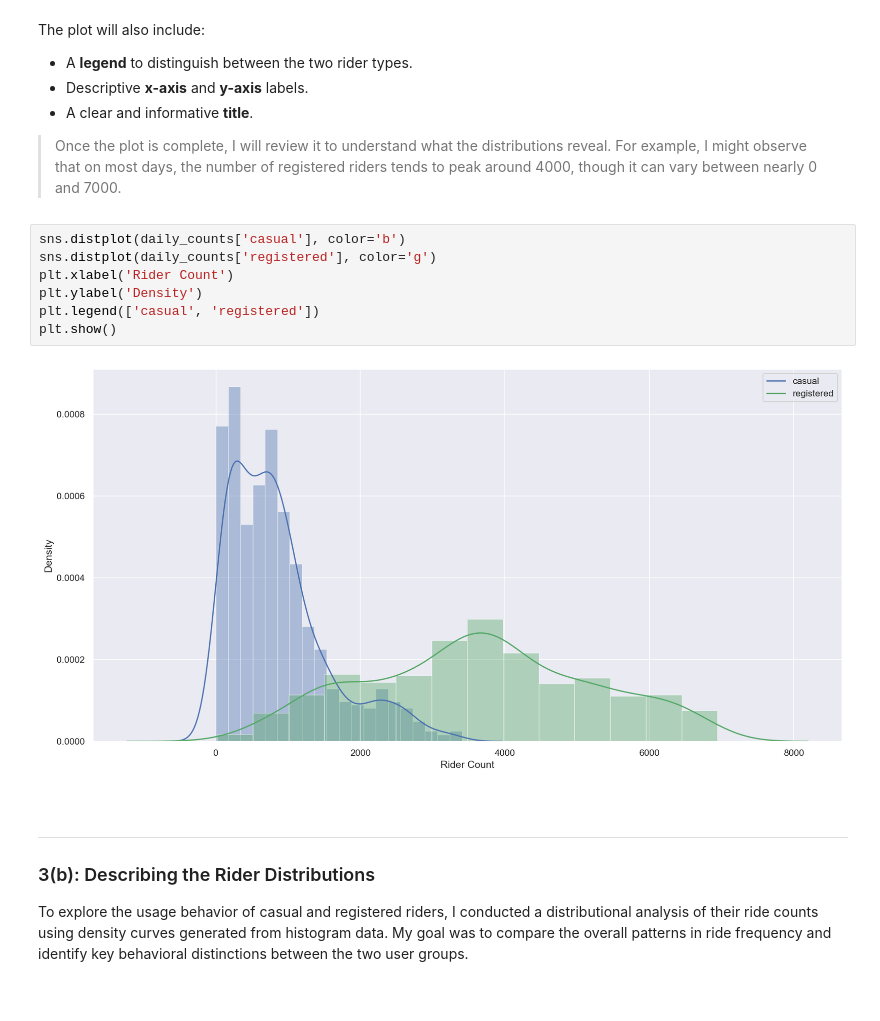
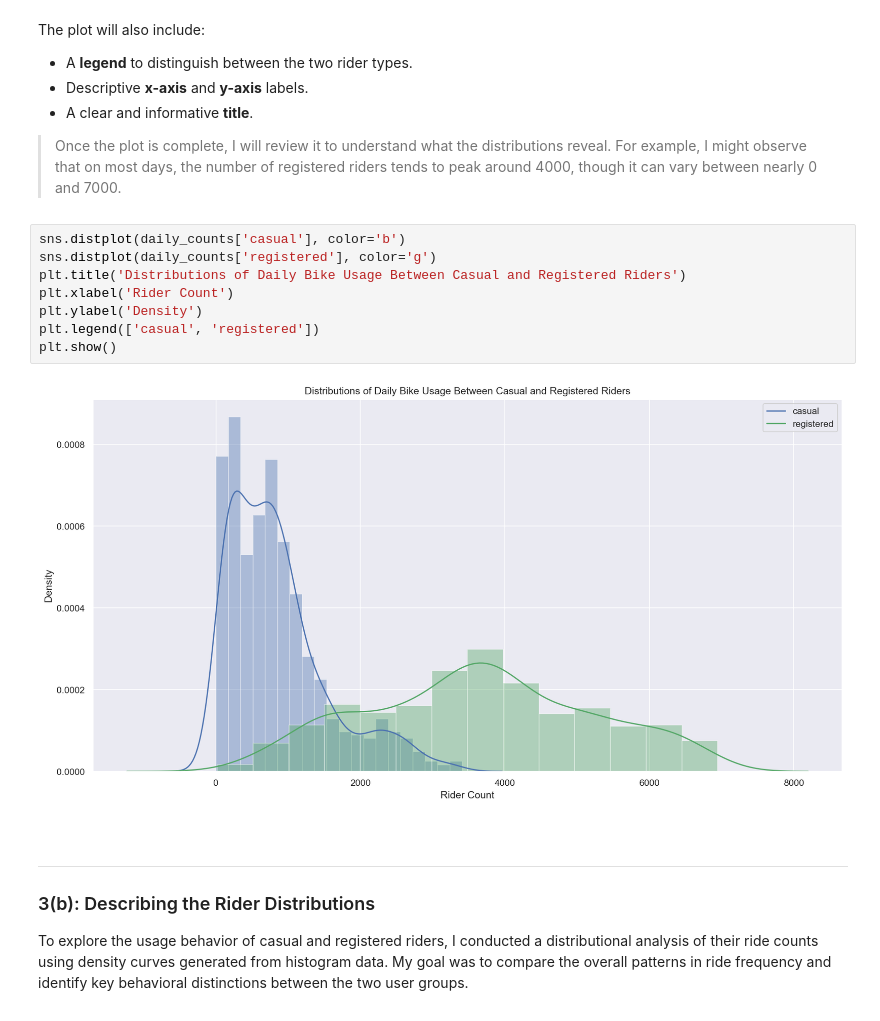
Before and after one commit to jad3ch3n/dc-bikeshare, a Jupyter notebook: bikeshare-analysis.ipynb, the cells around one changed output. Drawn from its saved outputs; the diff is of its cells as text.

```diff
--- a/bikeshare-analysis.ipynb
+++ b/bikeshare-analysis.ipynb
@@ -320,12 +320,13 @@ The plot will also include:
 # %%
 sns.distplot(daily_counts['casual'], color='b')
 sns.distplot(daily_counts['registered'], color='g')
+plt.title('Distributions of Daily Bike Usage Between Casual and Registered Riders')
 plt.xlabel('Rider Count')
 plt.ylabel('Density')
 plt.legend(['casual', 'registered'])
 plt.show()
 # %% [output]
-[figure, old version]
+[figure, new version]
 # %% [markdown]
 <br>
 
```
Also changed, not shown: parts of 1 cell of this notebook, 1 other file.
